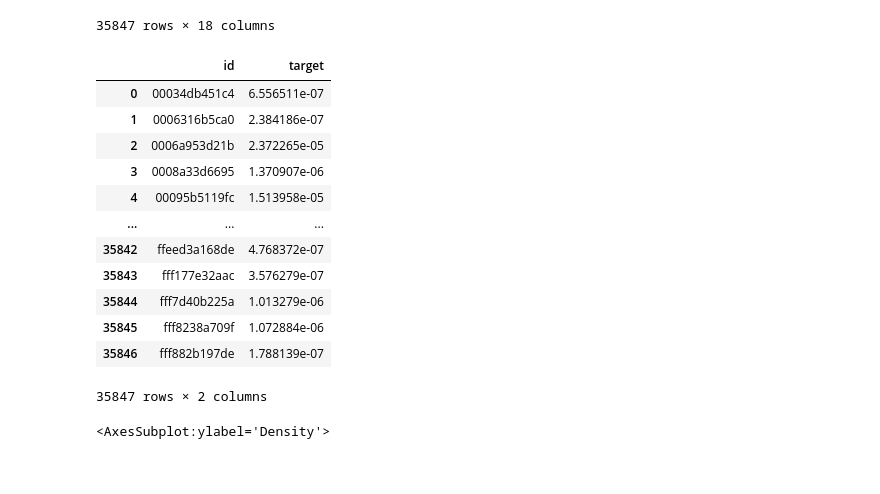
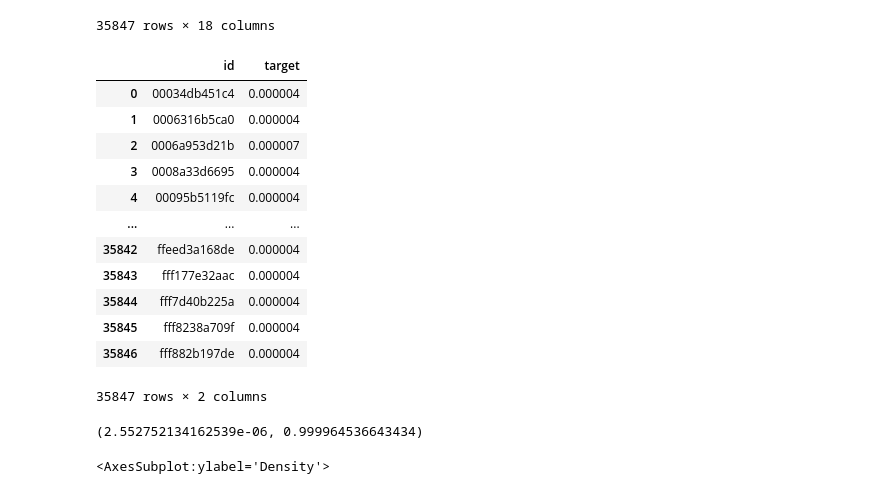
Before and after one commit to skywalker0803r/SETI-Breakthrough-Listen---E.T.-Signal-Search, a Jupyter notebook: dataleakag_knowledge_distillation.ipynb, the cells around one changed output. Drawn from its saved outputs; the diff is of its cells as text; code cells hidden in the pictures.

```diff
--- a/dataleakag_knowledge_distillation.ipynb
+++ b/dataleakag_knowledge_distillation.ipynb
@@ -206,6 +212,13 @@ scale_pos_weight
 # %%
 X = oof[['preds','mean','std','min','max','nuniq']+sub_leakage_time.columns.tolist()] # add timestamp leakage
 y = oof[['target']]
-clf = XGBClassifier(scale_pos_weight=scale_pos_weight).fit(X,y)
-clf.score(X,y)
+kf = KFold(n_splits=5)
+clf_dict = {}
+i = 0
+for train_index, test_index in tqdm(kf.split(X)):
+    X_train, X_test = X.iloc[train_index], X.iloc[test_index]
+    y_train, y_test = y.iloc[train_index], y.iloc[test_index]
+    clf_dict[i] = LGBMClassifier(is_unbalance=True,random_state=529).fit(X_train,y_train)
+    print(i,clf_dict[i].score(X_test,y_test))
+    i += 1
 # %% [output]
@@ -249,25 +265,31 @@ final_df
 | 35846 | fff882b197de | 0.001327 | ./seti-breakthrough-listen/test/f... | 1.410716e-06 | 1.000000 | -0.837402 | 15.906250 | 16373 | 33204.0 | 28534485.0 | 2050.0 | ... |
 35847 rows × 18 columns
 # %%
-final_df['target'] = 1 - clf.predict_proba(
-    test_data[['preds','mean','std','min','max','nuniq'] + sub_leakage_time.columns.tolist()]) # add time_stamp leakage
-
+final_df['target'] = 0.0
+for clf in tqdm(clf_dict.values()):
+    final_df['target'] += clf.predict_proba(
+        test_data[['preds','mean','std','min','max','nuniq'] + sub_leakage_time.columns.tolist()])[:,1]
+final_df['target'] /= len(clf_dict)
 final_df = final_df[['id','target']]
 final_df
 # %% [output]
 |  | id | target |
-| 0 | 00034db451c4 | 6.556511e-07 |
-| 1 | 0006316b5ca0 | 2.384186e-07 |
-| 2 | 0006a953d21b | 2.372265e-05 |
-| 3 | 0008a33d6695 | 1.370907e-06 |
-| 4 | 00095b5119fc | 1.513958e-05 |
+| 0 | 00034db451c4 | 0.000004 |
+| 1 | 0006316b5ca0 | 0.000004 |
+| 2 | 0006a953d21b | 0.000007 |
+| 3 | 0008a33d6695 | 0.000004 |
+| 4 | 00095b5119fc | 0.000004 |
 | ... | ... | ... |
-| 35842 | ffeed3a168de | 4.768372e-07 |
-| 35843 | fff177e32aac | 3.576279e-07 |
-| 35844 | fff7d40b225a | 1.013279e-06 |
-| 35845 | fff8238a709f | 1.072884e-06 |
-| 35846 | fff882b197de | 1.788139e-07 |
+| 35842 | ffeed3a168de | 0.000004 |
+| 35843 | fff177e32aac | 0.000004 |
+| 35844 | fff7d40b225a | 0.000004 |
+| 35845 | fff8238a709f | 0.000004 |
+| 35846 | fff882b197de | 0.000004 |
 35847 rows × 2 columns
+# %%
+final_df['target'].min(),final_df['target'].max()
+# %% [output]
+(2.552752134162539e-06, 0.999964536643434)
 # %%
 final_df['target'].plot(kind='kde')
 # %% [output]
```
Also changed, not shown: parts of 4 cells of this notebook.
